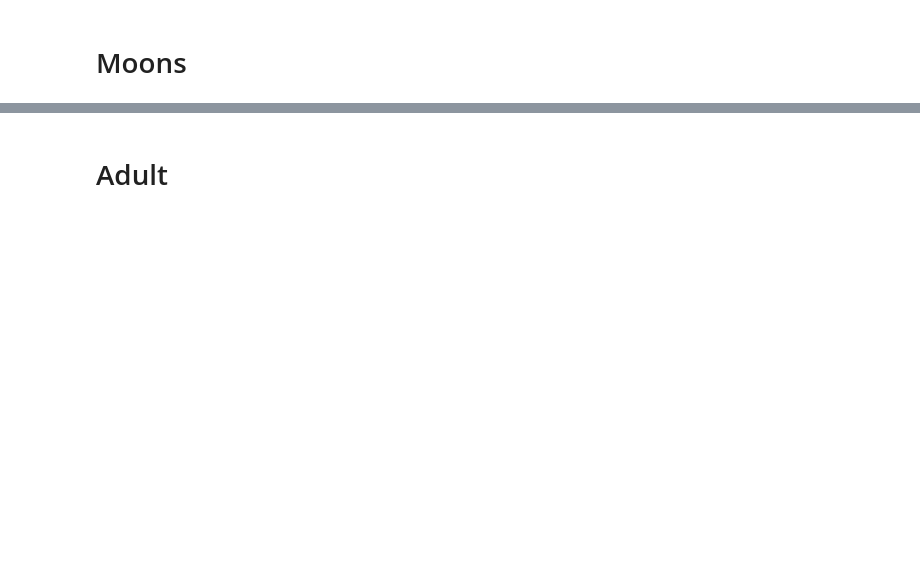
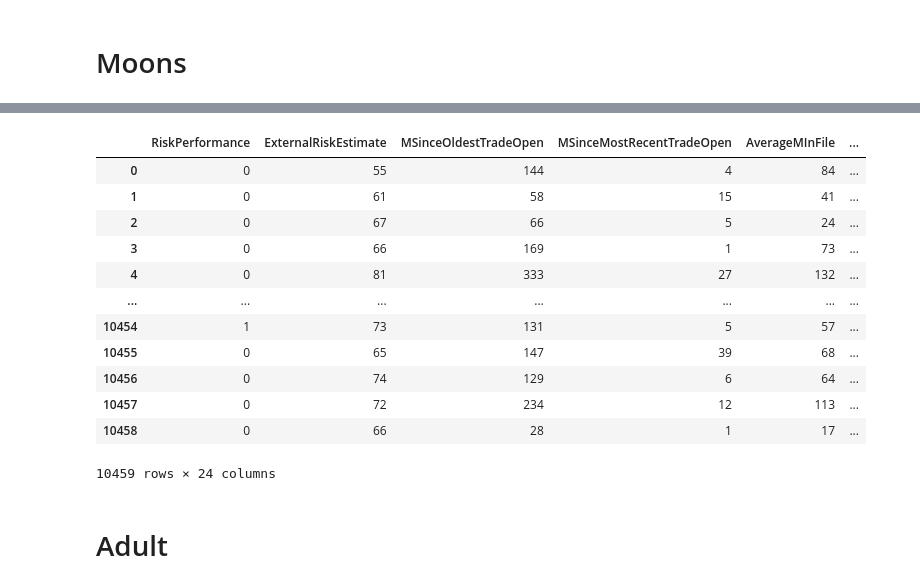
Before and after one commit to ofurman/counterfactuals, a Jupyter notebook: notebooks/make_datasets.ipynb, the cells around one changed output, grey strips where cells are left out. Drawn from its saved outputs; the diff is of its cells as text; code cells hidden in the pictures; blank space fills up the shorter version.

```diff
--- a/notebooks/make_datasets.ipynb
+++ b/notebooks/make_datasets.ipynb
@@ -11,3 +118,24 @@ data.to_csv("../data/origin/moons.csv", index=False, header=None)
+# %%
+df = pd.read_csv("../data/heloc.csv")
+df['RiskPerformance'] = df['RiskPerformance'].map({'Bad': 0, 'Good': 1})
+# %%
+target_column = 'RiskPerformance'
+feature_columns = df.columns.drop(target_column)
+df
+# %% [output]
+|  | RiskPerformance | ExternalRiskEstimate | MSinceOldestTradeOpen | MSinceMostRecentTradeOpen | AverageMInFile | ... |
+| 0 | 0 | 55 | 144 | 4 | 84 | ... |
+| 1 | 0 | 61 | 58 | 15 | 41 | ... |
+| 2 | 0 | 67 | 66 | 5 | 24 | ... |
+| 3 | 0 | 66 | 169 | 1 | 73 | ... |
+| 4 | 0 | 81 | 333 | 27 | 132 | ... |
+| ... | ... | ... | ... | ... | ... | ... |
+| 10454 | 1 | 73 | 131 | 5 | 57 | ... |
+| 10455 | 0 | 65 | 147 | 39 | 68 | ... |
+| 10456 | 0 | 74 | 129 | 6 | 64 | ... |
+| 10457 | 0 | 72 | 234 | 12 | 113 | ... |
+| 10458 | 0 | 66 | 28 | 1 | 17 | ... |
+10459 rows × 24 columns
 # %% [markdown]
 # Adult
 # %%
```
Also changed, not shown: parts of 12 cells of this notebook, 13 other files.
